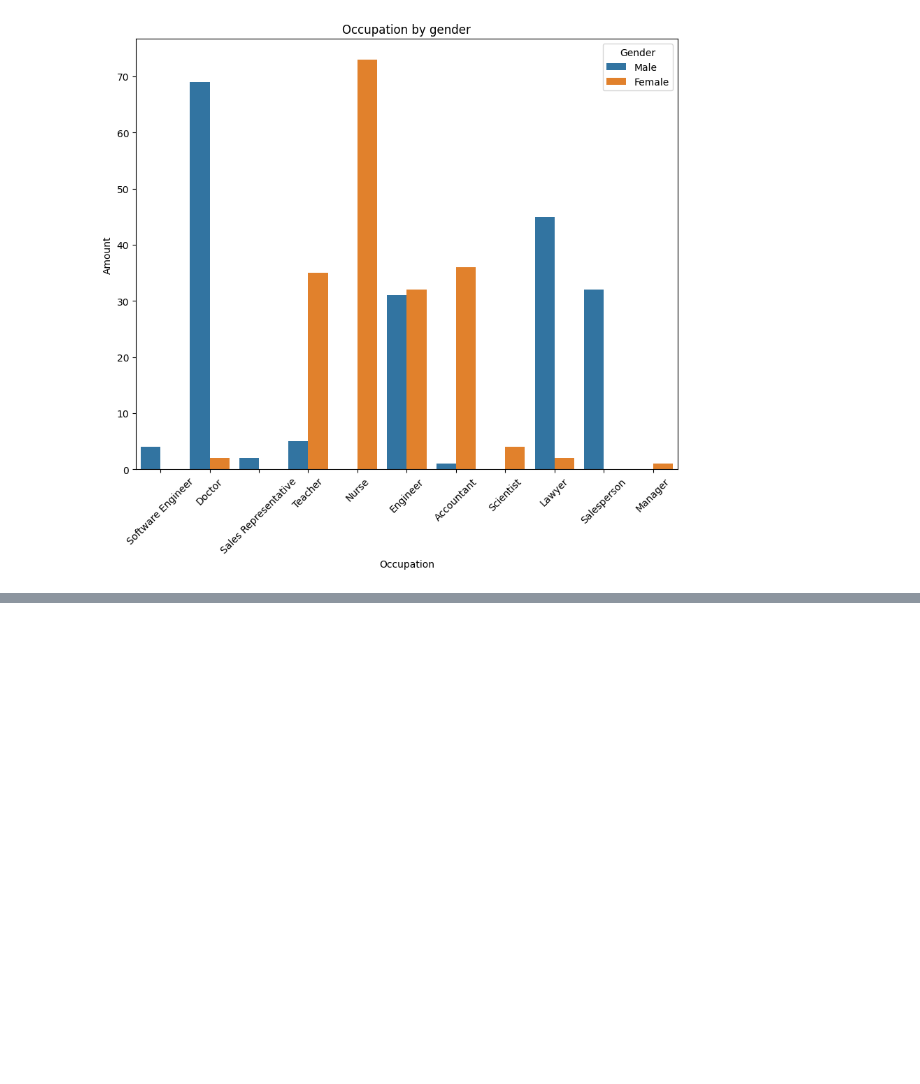
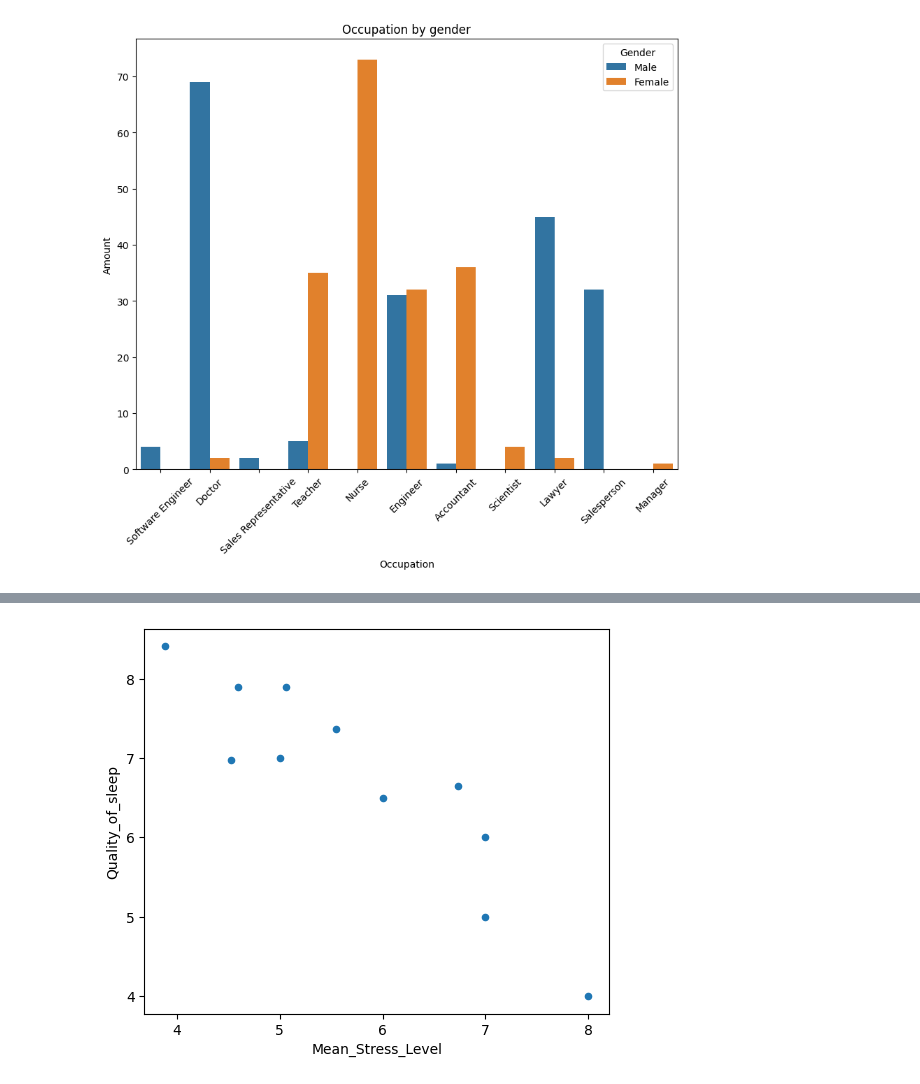
Before and after one commit to Szafranerio/Data_InDepth, a Jupyter notebook: Pandas/Practice/Sleep_quality.ipynb, the cells around one changed output, grey strips where cells are left out. Drawn from its saved outputs; the diff is of its cells as text; code cells hidden in the pictures; blank space fills up the shorter version.

```diff
--- a/Pandas/Practice/Sleep_quality.ipynb
+++ b/Pandas/Practice/Sleep_quality.ipynb
@@ -70,0 +78,11 @@ plt.show()
+# %%
+quality_of_sleep = data.groupby(['Occupation']).agg(
+    Quality_of_sleep = ('Quality of Sleep', 'mean'),
+    Max_Quality = ('Quality of Sleep', 'max'),
+    Min = ('Quality of Sleep', 'min'),
+    Mean_Sleep_Duration = ('Sleep Duration', 'mean'),
+    Mean_Stress_Level = ('Stress Level', 'mean'),
+    Mean_Heart_Rate = ('Heart Rate', 'mean'),
+    Mean_Sport_Activity_Per_Minutes = ('Physical Activity Level', 'mean')
+)
+quality_of_sleep
@@ -70,0 +103,4 @@ plt.show()
+# %%
+ax = quality_of_sleep.plot.scatter(x="Mean_Stress_Level", y="Quality_of_sleep", figsize=(6, 5))
+# %% [output]
+[figure, added]
```
Also changed, not shown: parts of 2 cells of this notebook.
